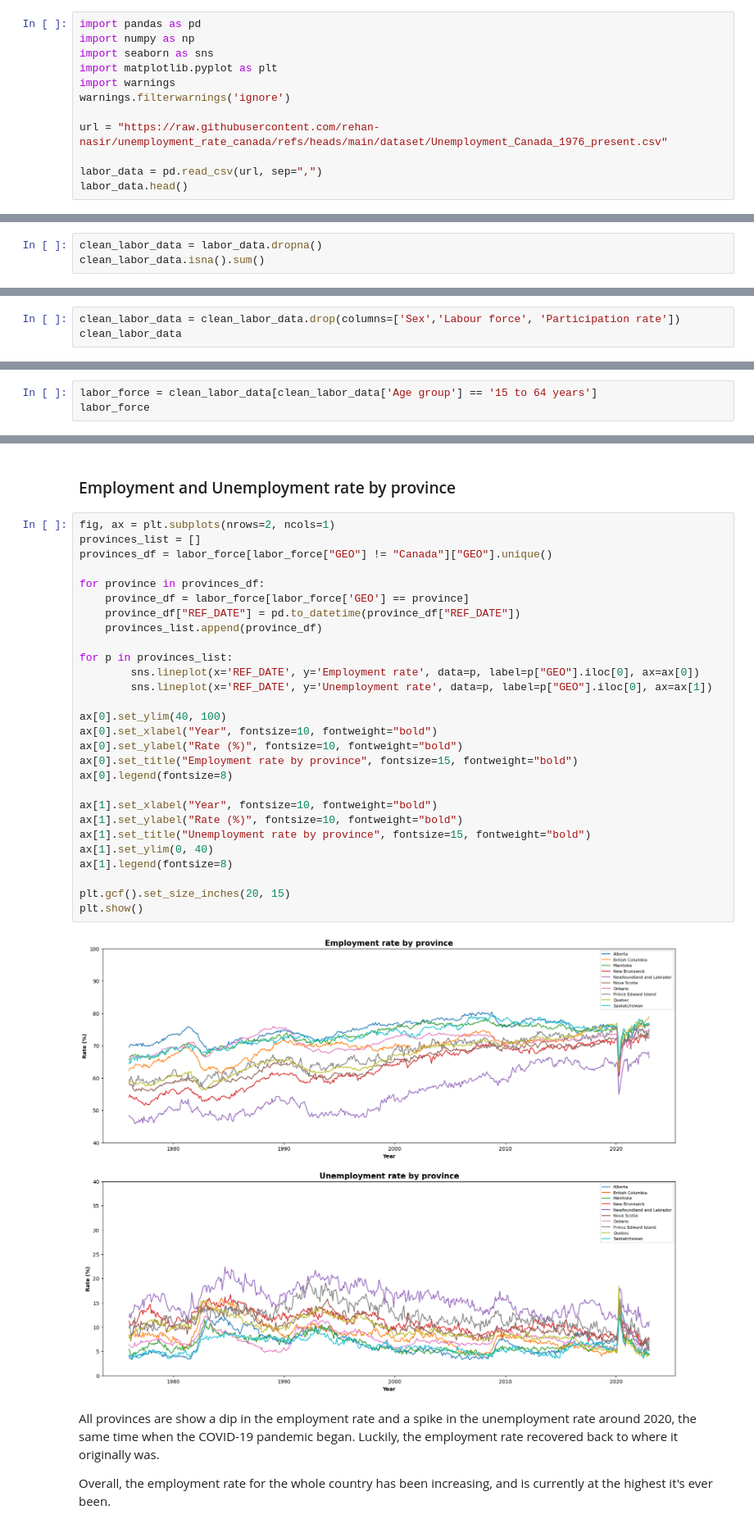
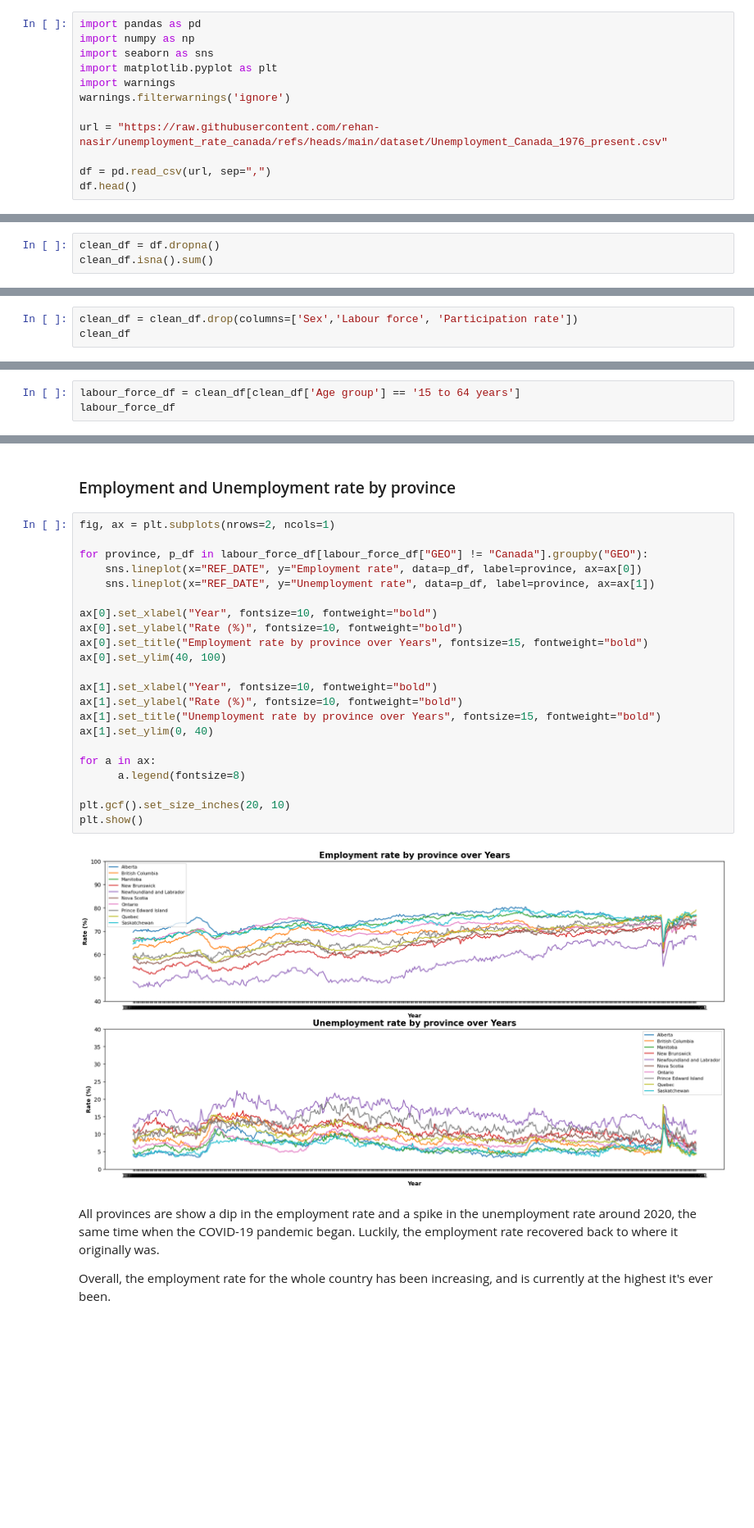
Before and after one commit to rehan-nasir/canada_labour_force_analysis, a Jupyter notebook: labor_market_analysis.ipynb, the cells around one changed output, grey strips where cells are left out. Shown at 82% size. Drawn from its saved outputs; the diff is of its cells as text; blank space fills up the shorter version.

Commit message:
Cleaned code + improved model

```diff
--- a/labor_market_analysis.ipynb
+++ b/labor_market_analysis.ipynb
@@ -22,8 +22,8 @@ warnings.filterwarnings('ignore')
 
 url = "https://raw.githubusercontent.com/rehan-nasir/unemployment_rate_canada/refs/heads/main/dataset/Unemployment_Canada_1976_present.csv"
 
-labor_data = pd.read_csv(url, sep=",")
-labor_data.head()
+df = pd.read_csv(url, sep=",")
+df.head()
 # %% [output]
 |  | REF_DATE | GEO | Sex | Age group | Employment | Full-time employment | Labour force | ... |
 | 0 | 1976-01 | Alberta | Both sexes | 15 to 24 years | 231800.0 | 174900.0 | 252300.0 | ... |
@@ -122,8 +122,8 @@ exclusive_age_groups
 # %% [markdown]
 Age groups 55-64, 15-29, and 20-24 years are not shared between country and provincial age groups. To keep things consistent, I will drop any row containing these age groups.
 # %%
-clean_labor_data = labor_data.dropna()
-clean_labor_data.isna().sum()
+clean_df = df.dropna()
+clean_df.isna().sum()
 # %% [output]
 REF_DATE                 0
 GEO                      0
@@ -165,8 +165,8 @@ Fortunately, there are no duplicates in our dataset.
 - Labour force is just the sum of Employment and Unemployment, and doesn't provide much use.
 - Participation isn't necessary either since that's just the labour force as a %.
 # %%
-clean_labor_data = clean_labor_data.drop(columns=['Sex','Labour force', 'Participation rate'])
-clean_labor_data
+clean_df = clean_df.drop(columns=['Sex','Labour force', 'Participation rate'])
+clean_df
 # %% [output]
 |  | REF_DATE | GEO | Age group | Employment | Full-time employment | Part-time employment | Population | ... |
 | 0 | 1976-01 | Alberta | 15 to 24 years | 231800.0 | 174900.0 | 56900.0 | 362300.0 | ... |
@@ -186,8 +186,8 @@ clean_labor_data
 # %% [markdown]
 I will look at the age group 15-64 years since 15 is minimum age to work at most jobs, and 64 is near the age of retirement.
 # %%
-labor_force = clean_labor_data[clean_labor_data['Age group'] == '15 to 64 years']
-labor_force
+labour_force_df = clean_df[clean_df['Age group'] == '15 to 64 years']
+labour_force_df
 # %% [output]
 |  | REF_DATE | GEO | Age group | Employment | Full-time employment | Part-time employment | Population | ... |
 | 1 | 1976-01 | Alberta | 15 to 64 years | 802400.0 | 682100.0 | 120300.0 | 1154800.0 | ... |
@@ -222,34 +224,28 @@ plt.show()
 ### Employment and Unemployment rate by province
 # %%
 fig, ax = plt.subplots(nrows=2, ncols=1)
-provinces_list = []
-provinces_df = labor_force[labor_force["GEO"] != "Canada"]["GEO"].unique()
 
-for province in provinces_df:
-    province_df = labor_force[labor_force['GEO'] == province]
-    province_df["REF_DATE"] = pd.to_datetime(province_df["REF_DATE"])
-    provinces_list.append(province_df)
+for province, p_df in labour_force_df[labour_force_df["GEO"] != "Canada"].groupby("GEO"):
+    sns.lineplot(x="REF_DATE", y="Employment rate", data=p_df, label=province, ax=ax[0])
+    sns.lineplot(x="REF_DATE", y="Unemployment rate", data=p_df, label=province, ax=ax[1])
 
-for p in provinces_list:
-        sns.lineplot(x='REF_DATE', y='Employment rate', data=p, label=p["GEO"].iloc[0], ax=ax[0])
-        sns.lineplot(x='REF_DATE', y='Unemployment rate', data=p, label=p["GEO"].iloc[0], ax=ax[1])
-
-ax[0].set_ylim(40, 100)
 ax[0].set_xlabel("Year", fontsize=10, fontweight="bold")
 ax[0].set_ylabel("Rate (%)", fontsize=10, fontweight="bold")
-ax[0].set_title("Employment rate by province", fontsize=15, fontweight="bold")
-ax[0].legend(fontsize=8)
+ax[0].set_title("Employment rate by province over Years", fontsize=15, fontweight="bold")
+ax[0].set_ylim(40, 100)
 
 ax[1].set_xlabel("Year", fontsize=10, fontweight="bold")
 ax[1].set_ylabel("Rate (%)", fontsize=10, fontweight="bold")
-ax[1].set_title("Unemployment rate by province", fontsize=15, fontweight="bold")
+ax[1].set_title("Unemployment rate by province over Years", fontsize=15, fontweight="bold")
 ax[1].set_ylim(0, 40)
-ax[1].legend(fontsize=8)
 
-plt.gcf().set_size_inches(20, 15)
+for a in ax:
+      a.legend(fontsize=8)
+
+plt.gcf().set_size_inches(20, 10)
 plt.show()
 # %% [output]
-[figure, old version]
+[figure, new version]
 # %% [markdown]
 All provinces are show a dip in the employment rate and a spike in the unemployment rate around 2020, the same time when the COVID-19 pandemic began. Luckily, the employment rate recovered back to where it originally was.
 
```
Also changed, not shown: parts of 33 cells of this notebook.
